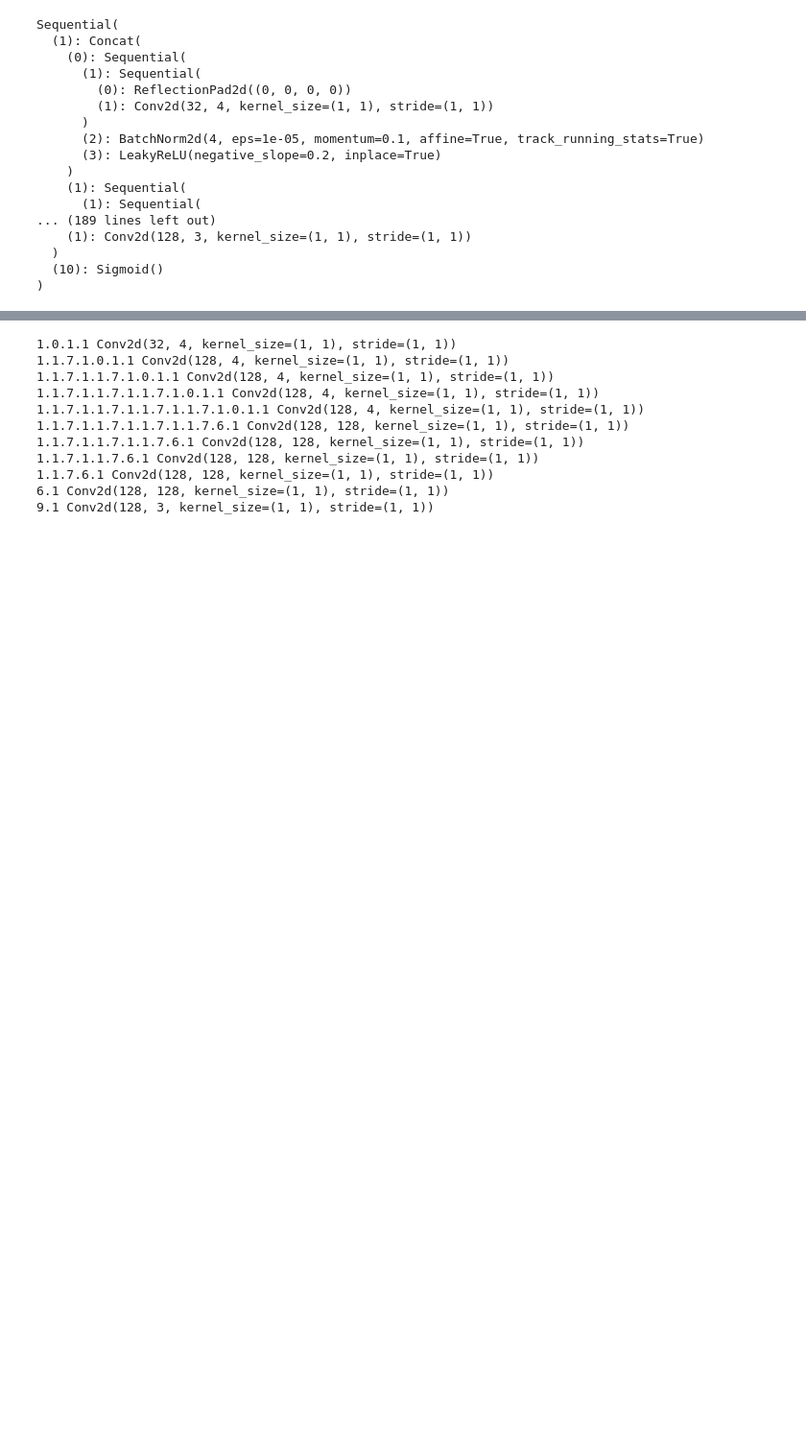
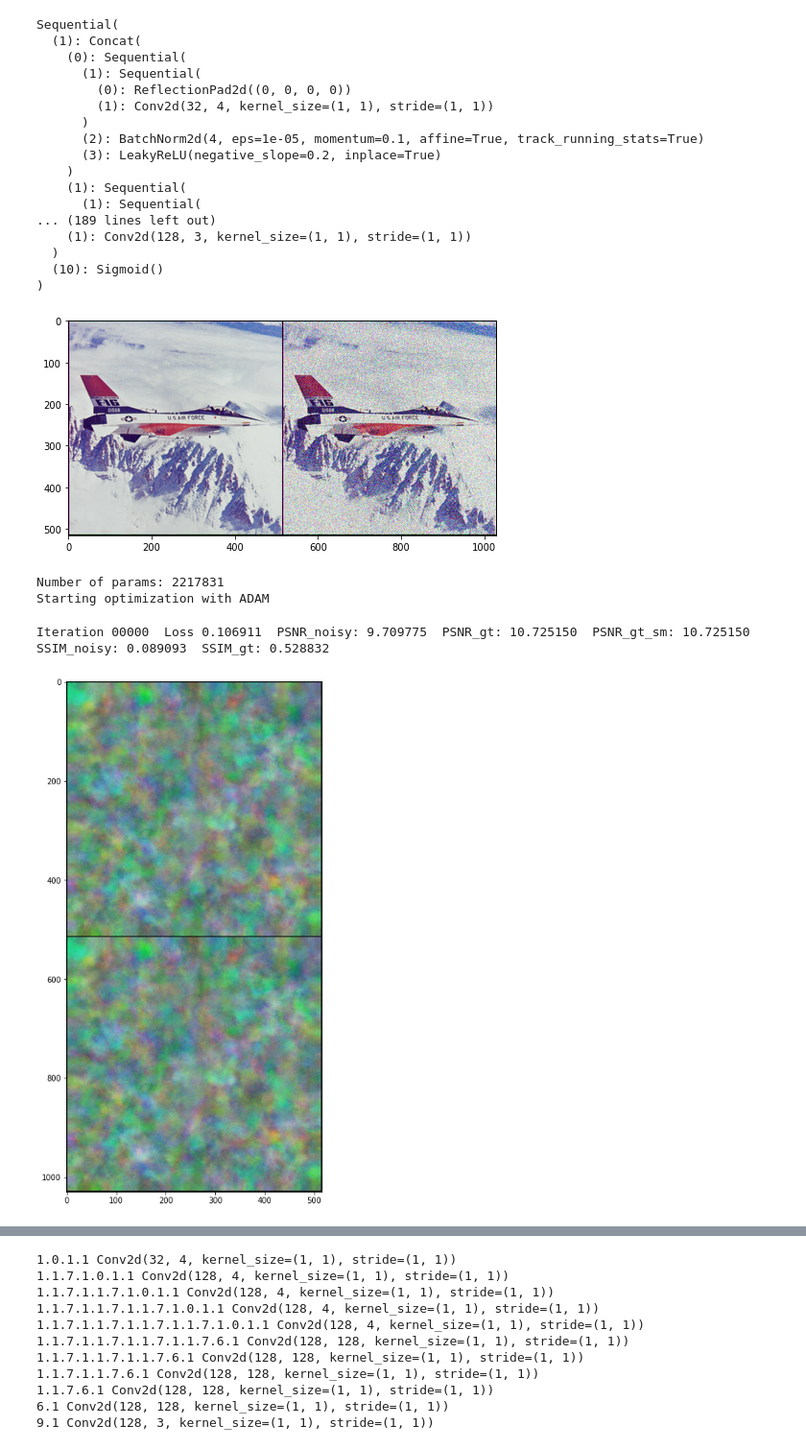
Before and after one commit to nokiroki/denoising_compression, a Jupyter notebook: denoising.ipynb, the cells around one changed output, grey strips where cells are left out. Shown at 96% size. Saved outputs shown, nothing was run; the diff lists cells and outputs as text; code cells hidden in the pictures; blank space fills up the shorter version.

```diff
--- a/denoising.ipynb
+++ b/denoising.ipynb
@@ -14,7 +14,9 @@ def save_logs(directory, logs):
     for log_name, log in logs.items():
         with open(directory + log_name, 'wb') as f:
             f.write(pickle.dumps(log))
+# %%
+def time_memory_consumption(data, path):
+    with open(path, 'a') as f:
+        f.write(data)
 # %% [markdown]
 # Original NN
-# %%
-losses, psnrs_noisy, psnrs_gt, ssims_noisy, ssims_gt = main.main_func(True, device='cuda')
@@ -95,0 +71,17 @@ Sequential(
+# %%
+device = 'cuda'
+# %%
+with profile(
+    activities=[ProfilerActivity.CPU, ProfilerActivity.CUDA],
+    profile_memory=True,
+    record_shapes=True
+) as prof:
+    with record_function("model_performance"):
+        losses, psnrs_noisy, psnrs_gt, ssims_noisy, ssims_gt = main_comp.main_func(net, True, device=device)
+time_memory_consumption(prof.key_averages().table(), './logs/original_net.txt')
+# %% [output]
+[figure, added]
+Number of params: 2217831
+Starting optimization with ADAM
+Iteration 00000  Loss 0.106911  PSNR_noisy: 9.709775  PSNR_gt: 10.725150  PSNR_gt_sm: 10.725150  SSIM_noisy: 0.089093  SSIM_gt: 0.528832
+[figure, added]
```
Also changed, not shown: parts of 15 cells of this notebook.
